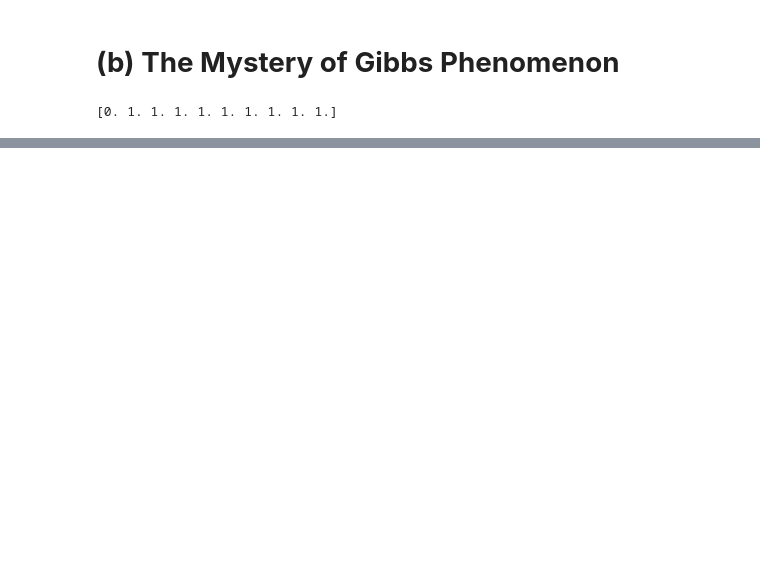
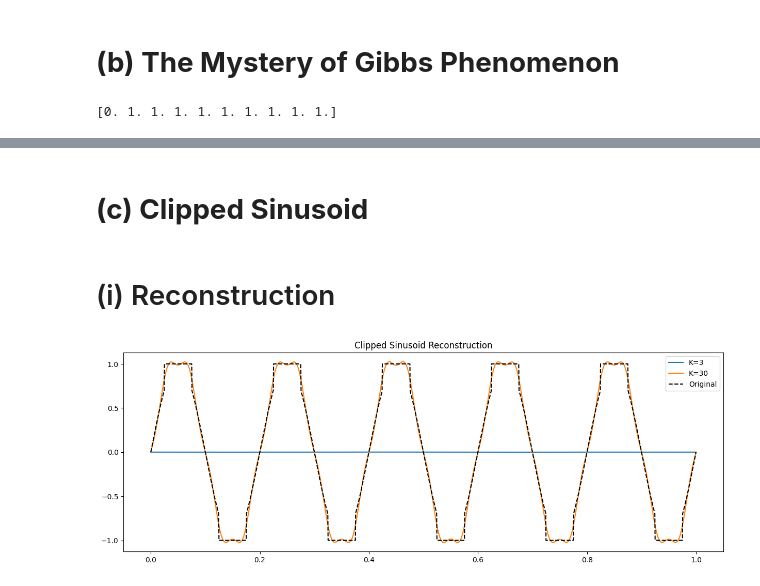
Before and after one commit to VA0910/Assignment-DA321, a Jupyter notebook: Assignment1/Task-A/TaskA.ipynb, the cells around one changed output, grey strips where cells are left out. Cells and saved outputs as stored; diff of their text form; code cells hidden in the pictures; blank space fills up the shorter version.

```diff
--- a/Assignment1/Task-A/TaskA.ipynb
+++ b/Assignment1/Task-A/TaskA.ipynb
@@ -192,0 +273,24 @@ First 10 reconstructed values:
+# %% [markdown]
+# **(c) Clipped Sinusoid**
+# %%
+f0 = 5
+T = 1
+t = np.linspace(0, 1, 2000)
+sine = np.sin(2*np.pi*f0*t)
+x = np.where(sine > 0.7, 1, np.where(sine < -0.7, -1, sine))
+# %% [markdown]
+# (i) Reconstruction
+# %%
+
+plt.figure(figsize=(15, 5))
+for i, K in enumerate([3, 30]):
+    c = compute_Fourier_Series(x, t, K, T)
+    x_hat = reconstruct_signal(c, t, K, T)
+
+    plt.plot(t, x_hat, label=f"K={K}")
+plt.plot(t, x, 'k--', label="Original")
+plt.title("Clipped Sinusoid Reconstruction")
+plt.legend()
+plt.show()
+# %% [output]
+[figure, added]
```
Also changed, not shown: parts of 15 cells of this notebook, 18 other files.
